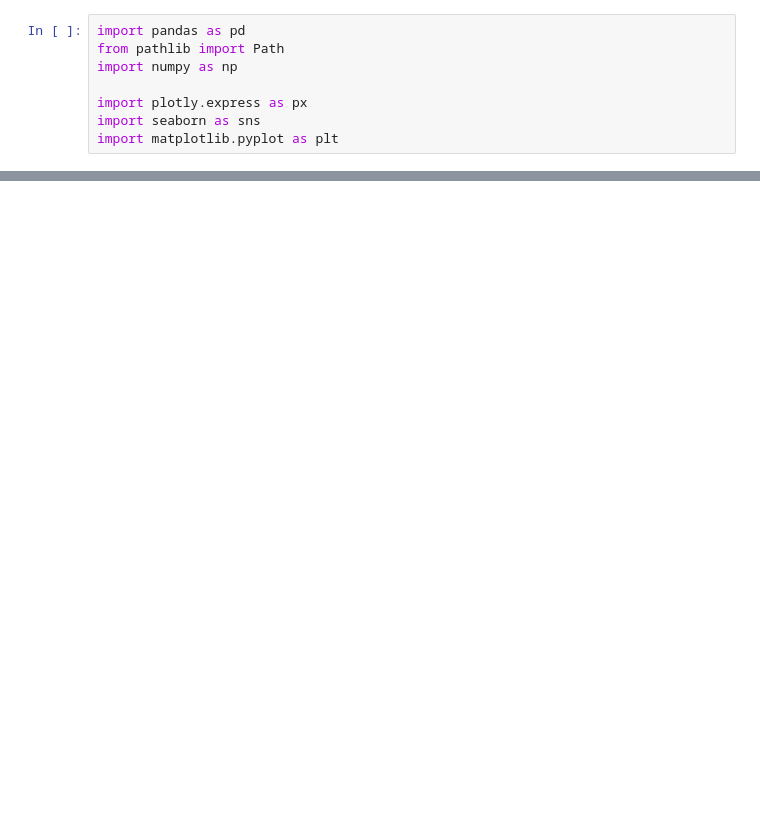
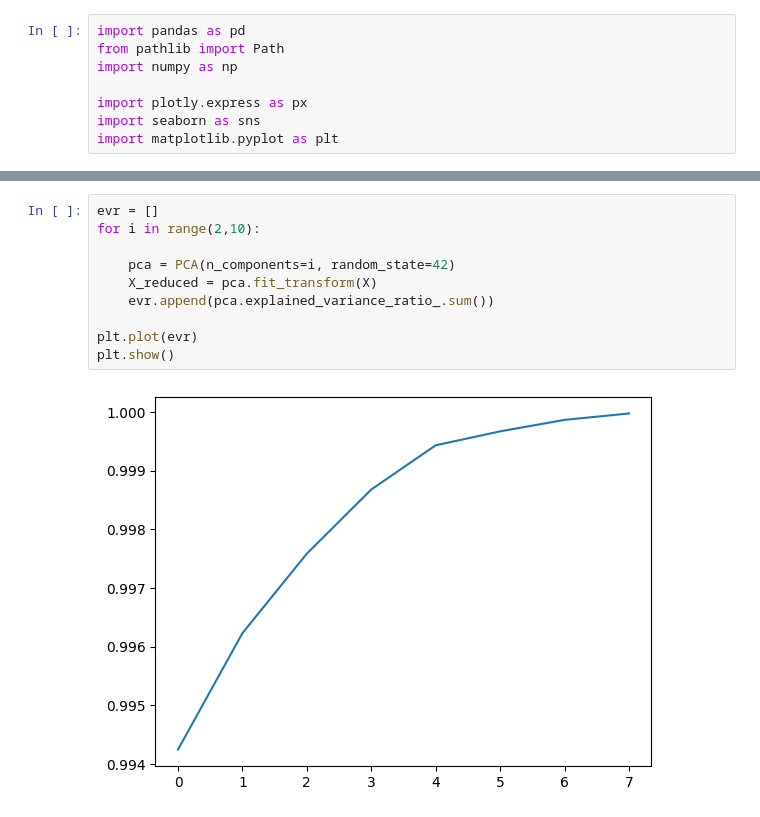
Before and after one commit to kleindaniell/energy-efficiency, a Jupyter notebook: notebooks/data_analysis.ipynb, the cells around one changed output, grey strips where cells are left out. Saved outputs shown, nothing was run; the diff lists cells and outputs as text; blank space fills up the shorter version.

```diff
--- a/notebooks/data_analysis.ipynb
+++ b/notebooks/data_analysis.ipynb
@@ -27,0 +148,12 @@ for i, item in enumerate(data["Item Faturamento BW"].unique()):
+# %%
+evr = []
+for i in range(2,10):
+
+    pca = PCA(n_components=i, random_state=42)
+    X_reduced = pca.fit_transform(X)
+    evr.append(pca.explained_variance_ratio_.sum())
+
+plt.plot(evr)
+plt.show()
+# %% [output]
+[figure, added]
```
Also changed, not shown: parts of 25 cells of this notebook, 1 other file.
